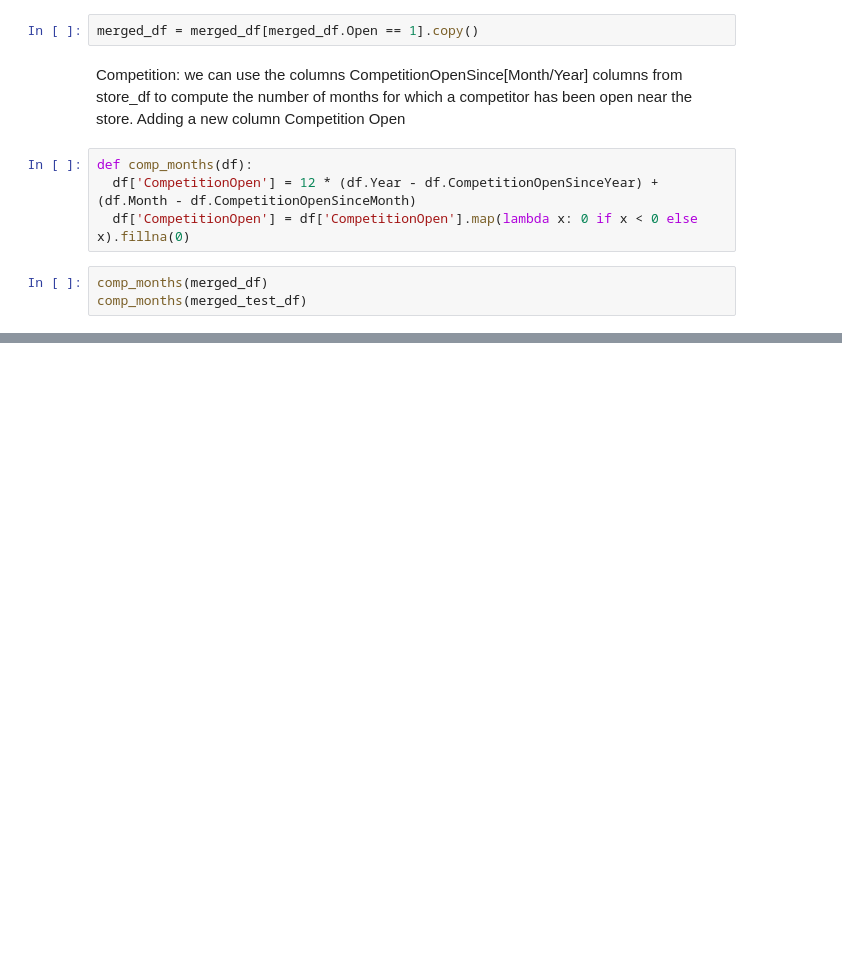
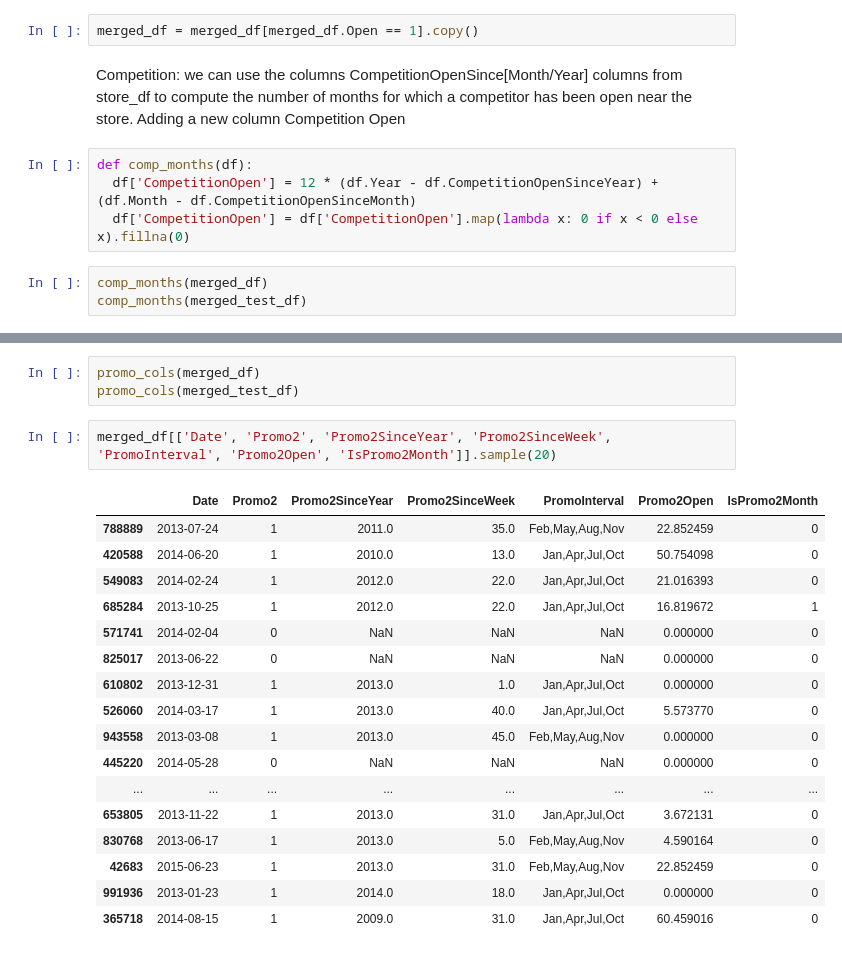
Before and after one commit to tusharx0809/machine-learning, a Jupyter notebook: gradient-boosting/gradient-boost.ipynb, the cells around one changed output, grey strips where cells are left out. Drawn from its saved outputs; the diff is of its cells as text; blank space fills up the shorter version.

Commit message:
promos-done

```diff
--- a/gradient-boosting/gradient-boost.ipynb
+++ b/gradient-boosting/gradient-boost.ipynb
@@ -172,0 +226,23 @@ comp_months(merged_test_df)
+# %%
+promo_cols(merged_df)
+promo_cols(merged_test_df)
+# %%
+merged_df[['Date', 'Promo2', 'Promo2SinceYear', 'Promo2SinceWeek', 'PromoInterval', 'Promo2Open', 'IsPromo2Month']].sample(20)
+# %% [output]
+|  | Date | Promo2 | Promo2SinceYear | Promo2SinceWeek | PromoInterval | Promo2Open | IsPromo2Month |
+| 788889 | 2013-07-24 | 1 | 2011.0 | 35.0 | Feb,May,Aug,Nov | 22.852459 | 0 |
+| 420588 | 2014-06-20 | 1 | 2010.0 | 13.0 | Jan,Apr,Jul,Oct | 50.754098 | 0 |
+| 549083 | 2014-02-24 | 1 | 2012.0 | 22.0 | Jan,Apr,Jul,Oct | 21.016393 | 0 |
+| 685284 | 2013-10-25 | 1 | 2012.0 | 22.0 | Jan,Apr,Jul,Oct | 16.819672 | 1 |
+| 571741 | 2014-02-04 | 0 | NaN | NaN | NaN | 0.000000 | 0 |
+| 825017 | 2013-06-22 | 0 | NaN | NaN | NaN | 0.000000 | 0 |
+| 610802 | 2013-12-31 | 1 | 2013.0 | 1.0 | Jan,Apr,Jul,Oct | 0.000000 | 0 |
+| 526060 | 2014-03-17 | 1 | 2013.0 | 40.0 | Jan,Apr,Jul,Oct | 5.573770 | 0 |
+| 943558 | 2013-03-08 | 1 | 2013.0 | 45.0 | Feb,May,Aug,Nov | 0.000000 | 0 |
+| 445220 | 2014-05-28 | 0 | NaN | NaN | NaN | 0.000000 | 0 |
+| ... | ... | ... | ... | ... | ... | ... | ... |
+| 653805 | 2013-11-22 | 1 | 2013.0 | 31.0 | Jan,Apr,Jul,Oct | 3.672131 | 0 |
+| 830768 | 2013-06-17 | 1 | 2013.0 | 5.0 | Feb,May,Aug,Nov | 4.590164 | 0 |
+| 42683 | 2015-06-23 | 1 | 2013.0 | 31.0 | Feb,May,Aug,Nov | 22.852459 | 0 |
+| 991936 | 2013-01-23 | 1 | 2014.0 | 18.0 | Jan,Apr,Jul,Oct | 0.000000 | 0 |
+| 365718 | 2014-08-15 | 1 | 2009.0 | 31.0 | Jan,Apr,Jul,Oct | 60.459016 | 0 |
```
Also changed, not shown: parts of 4 cells of this notebook.
